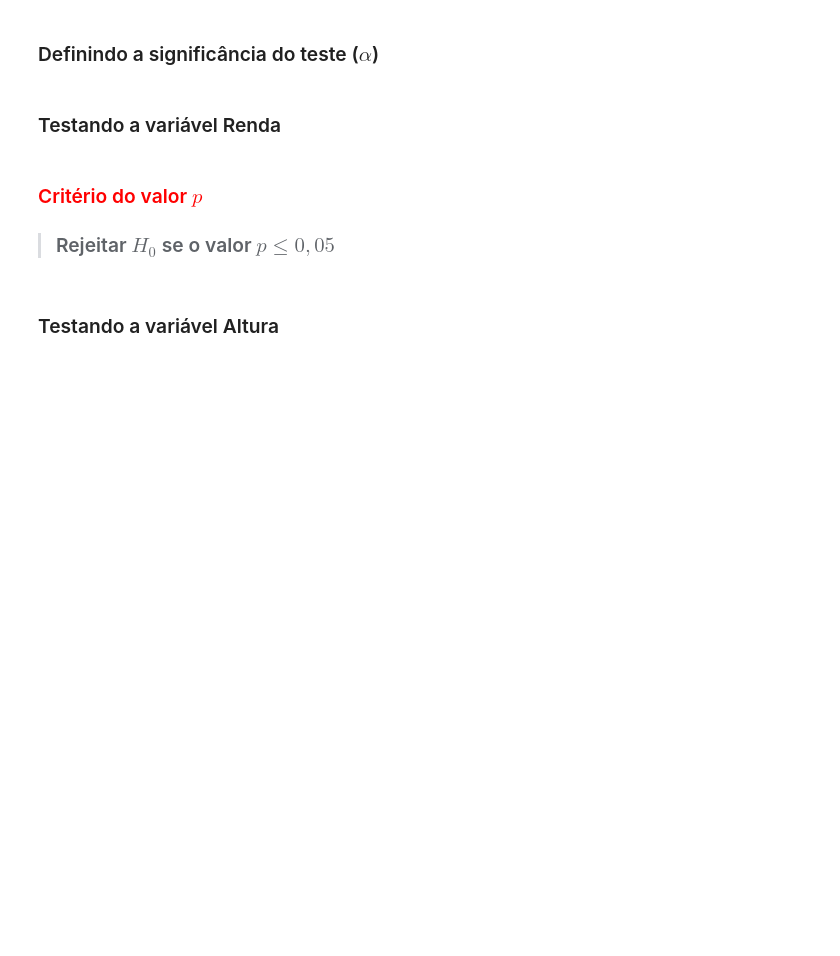
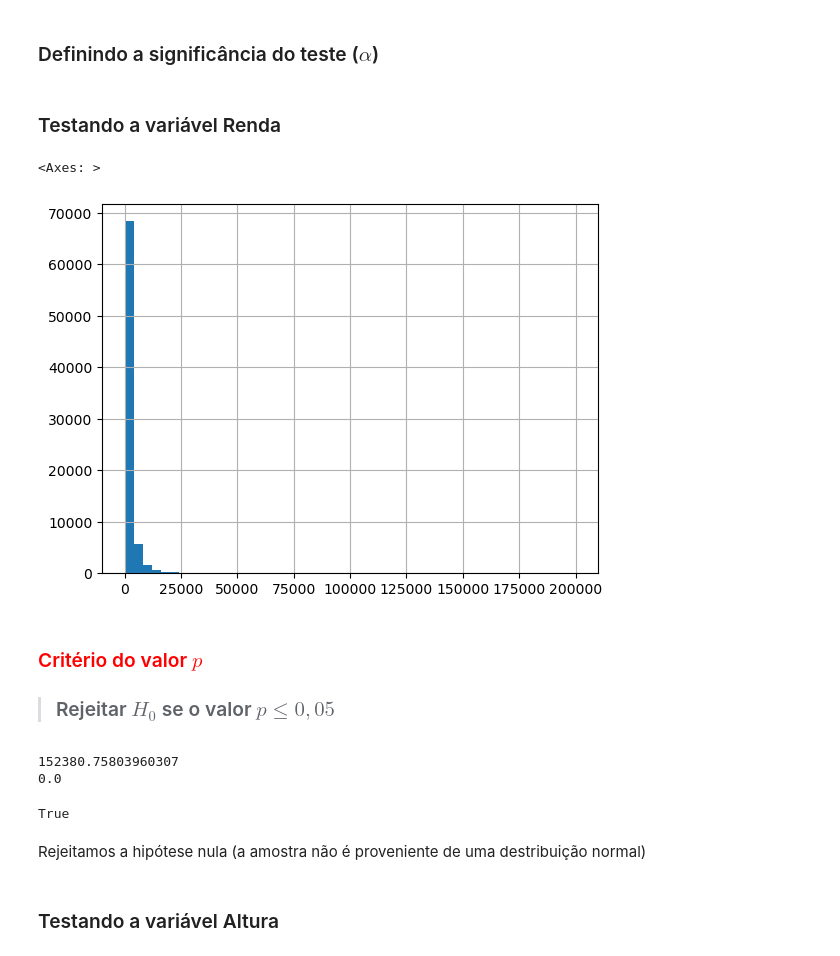
Before and after one commit to paulo-emilio/Cursos-em-Data-Science, a Jupyter notebook: Formacao-Estatistica-com-Python/03-Estatistica-com-Python-teste-de-hipotese/Aulas.ipynb, the cells around one changed output. Drawn from its saved outputs; the diff is of its cells as text; code cells hidden in the pictures; blank space fills up the shorter version.

```diff
--- a/Formacao-Estatistica-com-Python/03-Estatistica-com-Python-teste-de-hipotese/Aulas.ipynb
+++ b/Formacao-Estatistica-com-Python/03-Estatistica-com-Python-teste-de-hipotese/Aulas.ipynb
@@ -155,8 +157,26 @@ A função *normaltest* testa a hipótese nula $H_0$ de que a amostra é proveni
 # %% [markdown]
 ### Testando a variável Renda
+# %%
+df.Renda.hist(bins=50)
+# %% [output]
+<Axes: >
+[figure, added]
 # %% [markdown]
 ### <font color='red'>Critério do valor $p$</font>
 
 > ### Rejeitar $H_0$ se o valor $p\leq 0,05$
+# %%
+stat_test, p_valor = normaltest(df.Renda)
+print(stat_test)
+print(p_valor)
+# %% [output]
+152380.75803960307
+0.0
+# %%
+p_valor <= significancia
+# %% [output]
+True
+# %% [markdown]
+Rejeitamos a hipótese nula (a amostra não é proveniente de uma destribuição normal)
 # %% [markdown]
 ### Testando a variável Altura
```
Also changed, not shown: parts of 4 cells of this notebook.
